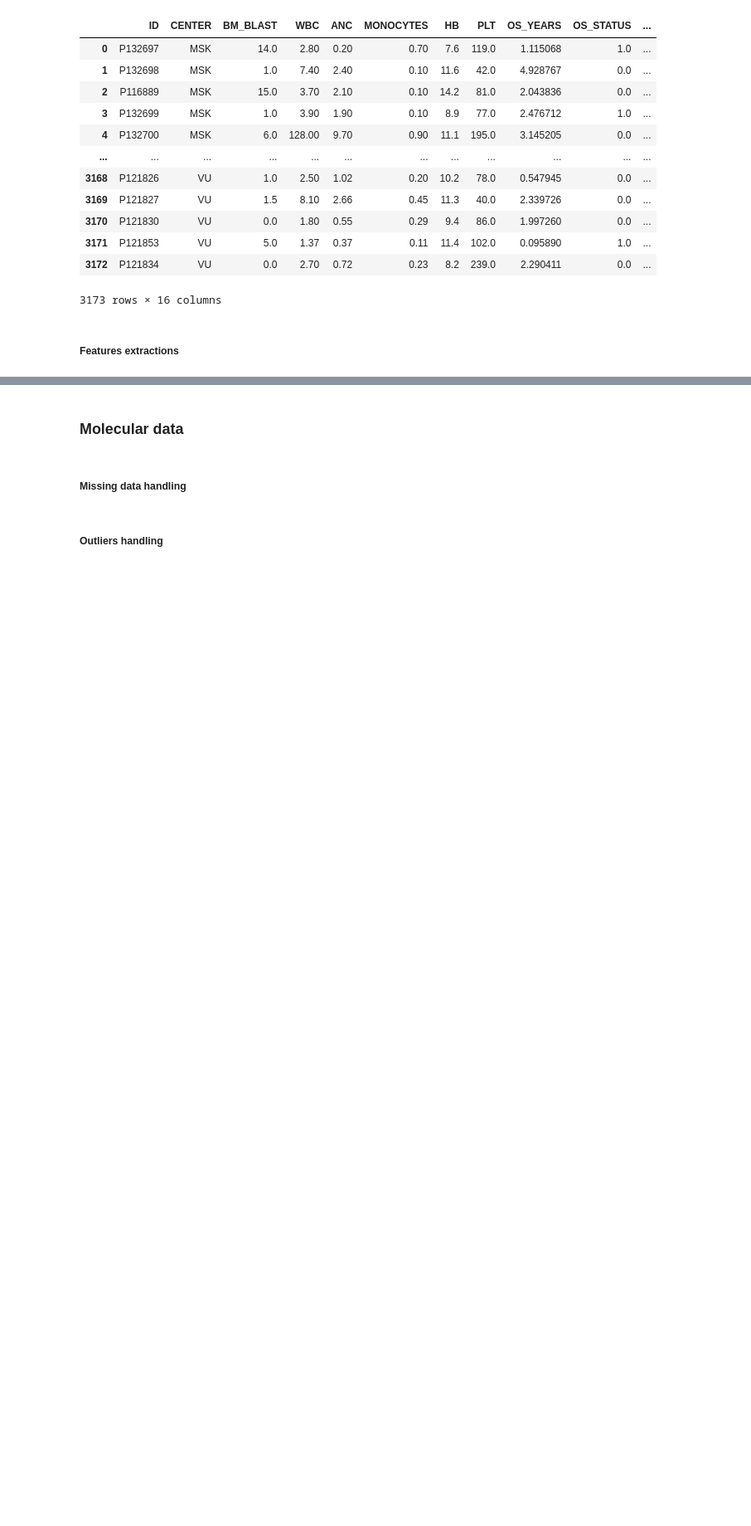
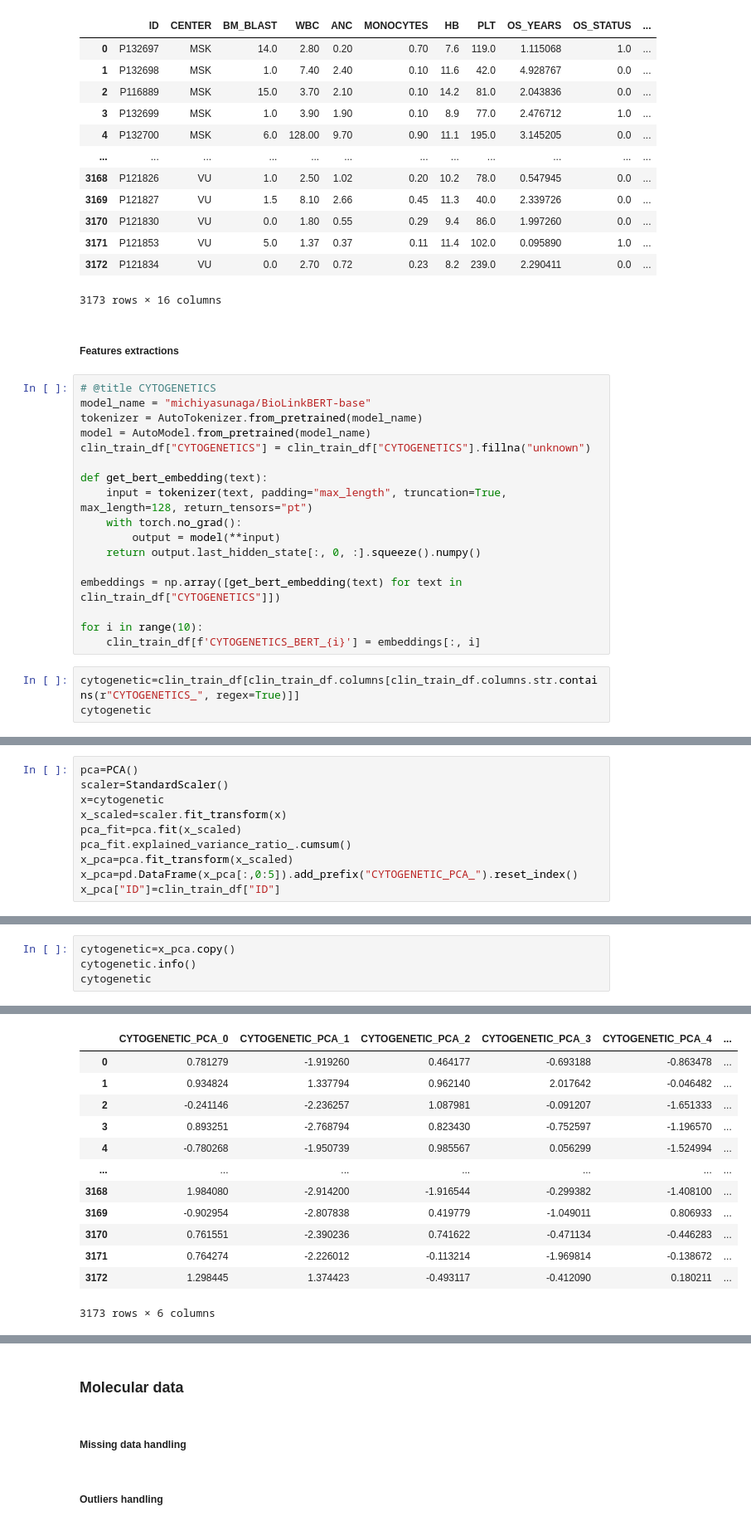
Before and after one commit to oagbohouto86/challenge_qrt, a Jupyter notebook: dm_qrt.ipynb, the cells around one changed output, grey strips where cells are left out. Shown at 83% size. Cells and saved outputs as stored; diff of their text form; blank space fills up the shorter version.

Commit message:
Extract cytogenetics features using BERT

```diff
--- a/dm_qrt.ipynb
+++ b/dm_qrt.ipynb
@@ -586,3 +615,23 @@ df_new
 3173 rows × 16 columns
 # %% [markdown]
 ##### Features extractions
+# %%
+# @title CYTOGENETICS
+model_name = "michiyasunaga/BioLinkBERT-base"
+tokenizer = AutoTokenizer.from_pretrained(model_name)
+model = AutoModel.from_pretrained(model_name)
+clin_train_df["CYTOGENETICS"] = clin_train_df["CYTOGENETICS"].fillna("unknown")
+
+def get_bert_embedding(text):
+    input = tokenizer(text, padding="max_length", truncation=True, max_length=128, return_tensors="pt")
+    with torch.no_grad():
+        output = model(**input)
+    return output.last_hidden_state[:, 0, :].squeeze().numpy()
+
+embeddings = np.array([get_bert_embedding(text) for text in clin_train_df["CYTOGENETICS"]])
+
+for i in range(10):
+    clin_train_df[f'CYTOGENETICS_BERT_{i}'] = embeddings[:, i]
+# %%
+cytogenetic=clin_train_df[clin_train_df.columns[clin_train_df.columns.str.contains(r"CYTOGENETICS_", regex=True)]]
+cytogenetic
@@ -588,0 +652,10 @@ df_new
+# %%
+pca=PCA()
+scaler=StandardScaler()
+x=cytogenetic
+x_scaled=scaler.fit_transform(x)
+pca_fit=pca.fit(x_scaled)
+pca_fit.explained_variance_ratio_.cumsum()
+x_pca=pca.fit_transform(x_scaled)
+x_pca=pd.DataFrame(x_pca[:,0:5]).add_prefix("CYTOGENETIC_PCA_").reset_index()
+x_pca["ID"]=clin_train_df["ID"]
@@ -588,0 +703,5 @@ df_new
+# %%
+cytogenetic=x_pca.copy()
+cytogenetic.info()
+cytogenetic
+# %% [output]
@@ -588,0 +721,13 @@ df_new
+|  | CYTOGENETIC_PCA_0 | CYTOGENETIC_PCA_1 | CYTOGENETIC_PCA_2 | CYTOGENETIC_PCA_3 | CYTOGENETIC_PCA_4 | ... |
+| 0 | 0.781279 | -1.919260 | 0.464177 | -0.693188 | -0.863478 | ... |
+| 1 | 0.934824 | 1.337794 | 0.962140 | 2.017642 | -0.046482 | ... |
+| 2 | -0.241146 | -2.236257 | 1.087981 | -0.091207 | -1.651333 | ... |
+| 3 | 0.893251 | -2.768794 | 0.823430 | -0.752597 | -1.196570 | ... |
+| 4 | -0.780268 | -1.950739 | 0.985567 | 0.056299 | -1.524994 | ... |
+| ... | ... | ... | ... | ... | ... | ... |
+| 3168 | 1.984080 | -2.914200 | -1.916544 | -0.299382 | -1.408100 | ... |
+| 3169 | -0.902954 | -2.807838 | 0.419779 | -1.049011 | 0.806933 | ... |
+| 3170 | 0.761551 | -2.390236 | 0.741622 | -0.471134 | -0.446283 | ... |
+| 3171 | 0.764274 | -2.226012 | -0.113214 | -1.969814 | -0.138672 | ... |
+| 3172 | 1.298445 | 1.374423 | -0.493117 | -0.412090 | 0.180211 | ... |
+3173 rows × 6 columns
```
Also changed, not shown: parts of 14 cells of this notebook.
